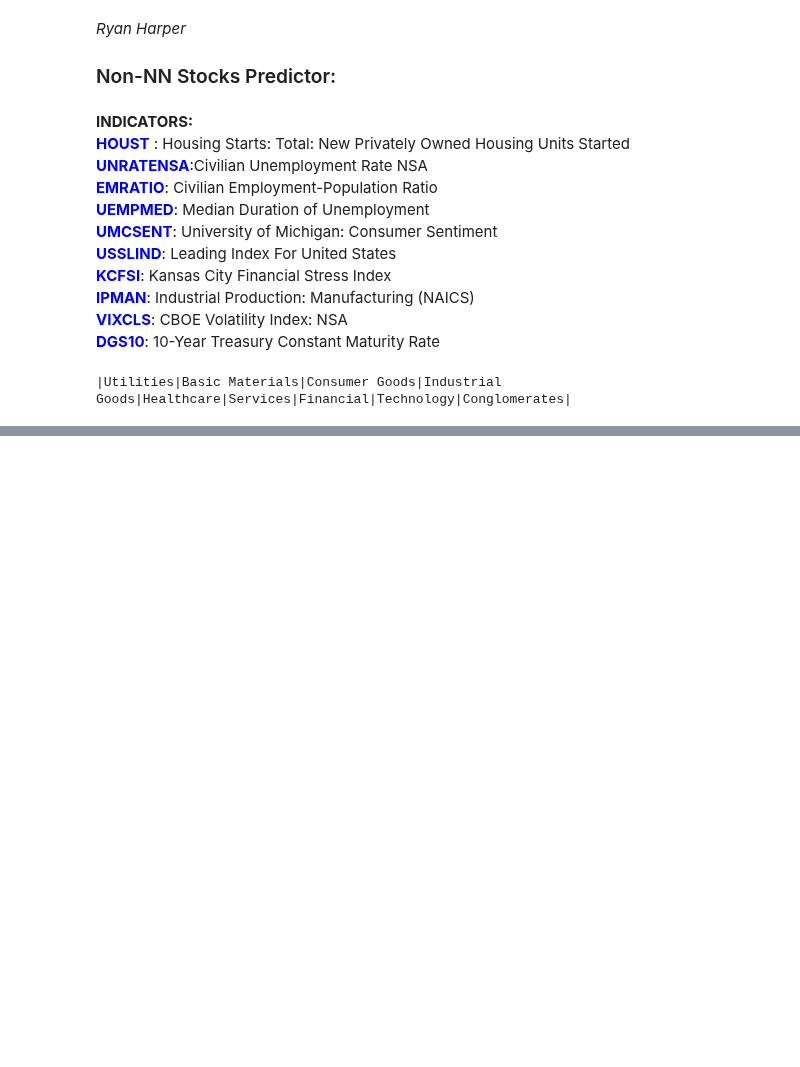
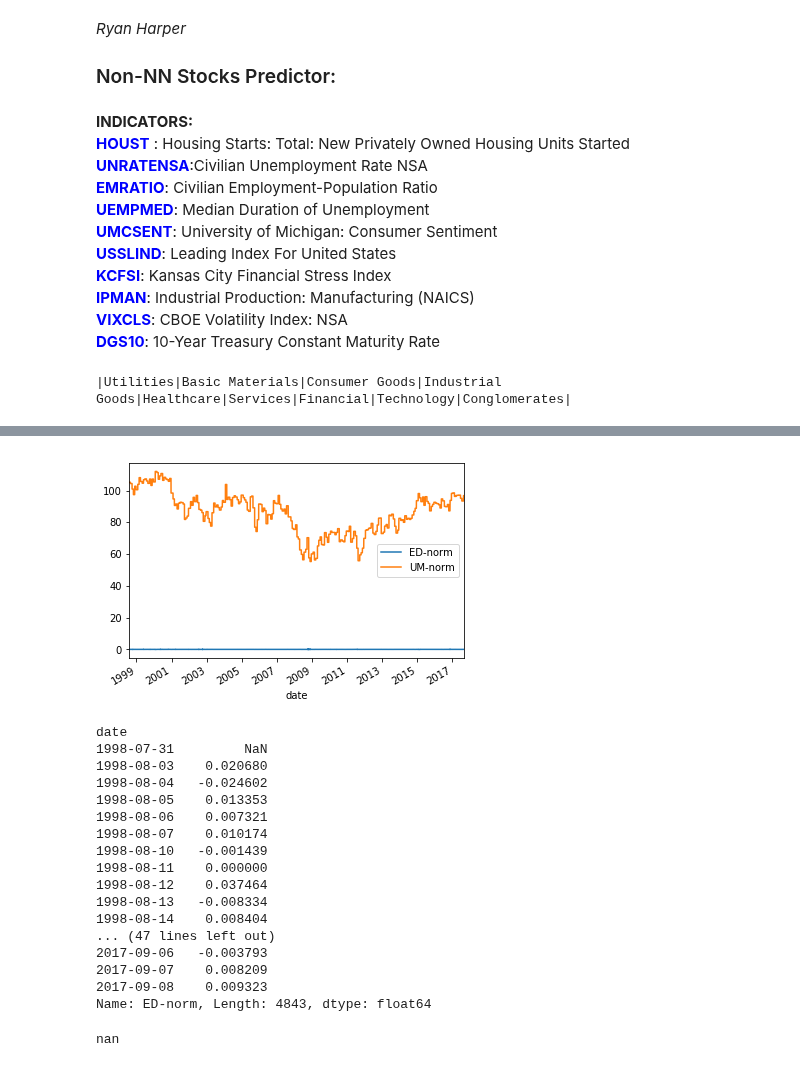
Before and after one commit to kimrharper/data_science_nltk, a Jupyter notebook: stock/stock_prediction.ipynb, the cells around one changed output, grey strips where cells are left out. Cells and saved outputs as stored; diff of their text form; code cells hidden in the pictures; blank space fills up the shorter version.

Commit message:
added normalized date and ols regression

```diff
--- a/stock/stock_prediction.ipynb
+++ b/stock/stock_prediction.ipynb
@@ -18,7 +18,10 @@
 import pandas as pd
 import numpy as np
 from pandas_datareader import data, wb
-import re
+import numpy as np
+import matplotlib.pyplot as plt
+from scipy import stats
+import statsmodels.formula.api as smf
 
 
 # ======== imports and clean csv files ========
@@ -30,6 +33,10 @@ idicators = indicators.set_index(indicators.date)
 for column in indicators:
     if 'dt' in column:
         del indicators[column]
+    elif 'date' in column:
+        continue
+    else:
+        indicators[column] = indicators[column].astype(float)
 indicators = indicators.set_index(indicators.date)
 del indicators['date']
 
@@ -67,0 +88,48 @@ indic_basicmaterials = pd.merge(basicmaterials,indicators, how='inner', left_ind
+# %%
+graph = indic_utilities[['ED','UMCSENT']].dropna(how='any')
+
+# normalizing data - method 1
+# graph['ED-norm'] = (graph['ED']-graph['ED'].mean())/graph['ED'].std()
+# graph['UM-norm'] = (graph['UMCSENT']-graph['UMCSENT'].mean())/graph['UMCSENT'].std()
+
+# normalizing data - method 2
+# graph['ED-norm'] = np.log(graph['ED'])
+# graph['UM-norm'] = graph['UMCSENT']
+
+# normalizing data - method 3
+
+graph['ED-norm'] = graph['ED'].pct_change()
+graph['UM-norm'] = graph['UMCSENT']
+
+list = ['ED-norm','UM-norm']
+graph.plot(kind='line',y=list)
+plt.show()
+
+graph['ED-norm'].corr(graph['UM-norm'])
+
+print(graph['ED-norm'])
+# %% [output]
+[figure, added]
+date
+1998-07-31         NaN
+1998-08-03    0.020680
+1998-08-04   -0.024602
+1998-08-05    0.013353
+1998-08-06    0.007321
+1998-08-07    0.010174
+1998-08-10   -0.001439
+1998-08-11    0.000000
+1998-08-12    0.037464
+1998-08-13   -0.008334
+1998-08-14    0.008404
+... (47 lines left out)
+2017-09-06   -0.003793
+2017-09-07    0.008209
+2017-09-08    0.009323
+Name: ED-norm, Length: 4843, dtype: float64
+# %%
+x = indic_utilities['ED'].tolist()
+y = indic_utilities['UMCSENT'].tolist()
+slope, intercept, r_value, p_value, std_err = stats.linregress(x,y)
+# %% [output]
+nan
```
Also changed, not shown: parts of 3 cells of this notebook.
